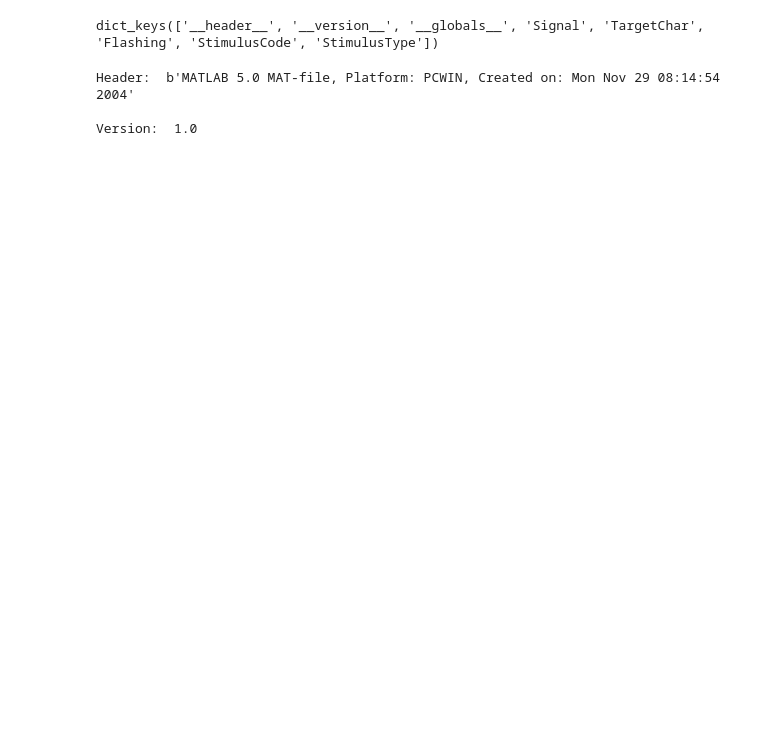
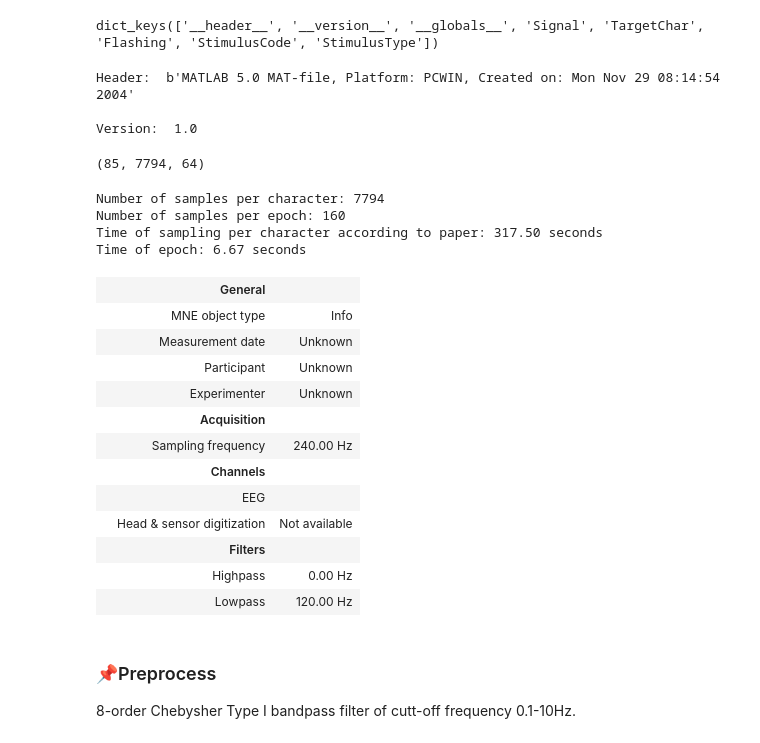
Before and after one commit to seprow/P300_Speller, a Jupyter notebook: Implementation_of_related_papers/character_recognition_using_CNN_&_SVM.ipynb, the cells around one changed output. Saved outputs shown, nothing was run; the diff lists cells and outputs as text; code cells hidden in the pictures; blank space fills up the shorter version.

```diff
--- a/Implementation_of_related_papers/character_recognition_using_CNN_&_SVM.ipynb
+++ b/Implementation_of_related_papers/character_recognition_using_CNN_&_SVM.ipynb
@@ -86,0 +86,43 @@ channels = channels[:64]
+# %%
+Signal_A = Subject_A_Train['Signal']
+Signal_B = Subject_B_Train['Signal']
+Signal_A.shape
+# %% [output]
+(85, 7794, 64)
+# %%
+# Calculate the time of sampling per character according to the paper
+time_of_sampling = 2.5 + (15 * (12 * (100 + 75))) / 100
+
+print(f"Number of samples per character: {Signal_A.shape[1]}")
+print("Number of samples per epoch: 160")
+print(f"Time of sampling per character according to paper: {time_of_sampling:.2f} seconds")
+print("Time of epoch: 6.67 seconds")
+# %% [output]
+Number of samples per character: 7794
+Number of samples per epoch: 160
+Time of sampling per character according to paper: 317.50 seconds
+Time of epoch: 6.67 seconds
+# %%
+# create info
+channels = extract_channels(ELOC_PATH)
+s_freq = 240
+
+info = mne.create_info(ch_names=channels, sfreq=s_freq, ch_types='eeg')
+info
+# %% [output]
+|  | General |  |
+|  | MNE object type | Info |
+|  | Measurement date | Unknown |
+|  | Participant | Unknown |
+|  | Experimenter | Unknown |
+|  | Acquisition |  |
+|  | Sampling frequency | 240.00 Hz |
+|  | Channels |  |
+|  | EEG |  |
+|  | Head & sensor digitization | Not available |
+|  | Filters |  |
+|  | Highpass | 0.00 Hz |
+|  | Lowpass | 120.00 Hz |
+# %% [markdown]
+### 📌Preprocess
+8-order Chebysher Type I bandpass filter of cutt-off frequency 0.1-10Hz.
```
Also changed, not shown: parts of 8 cells of this notebook, 1 other file.
